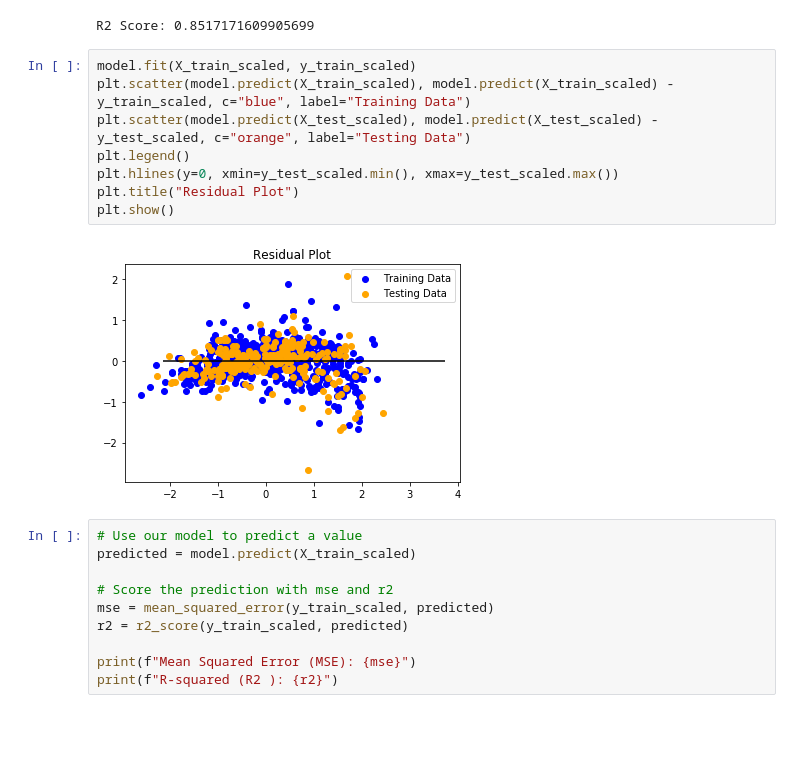
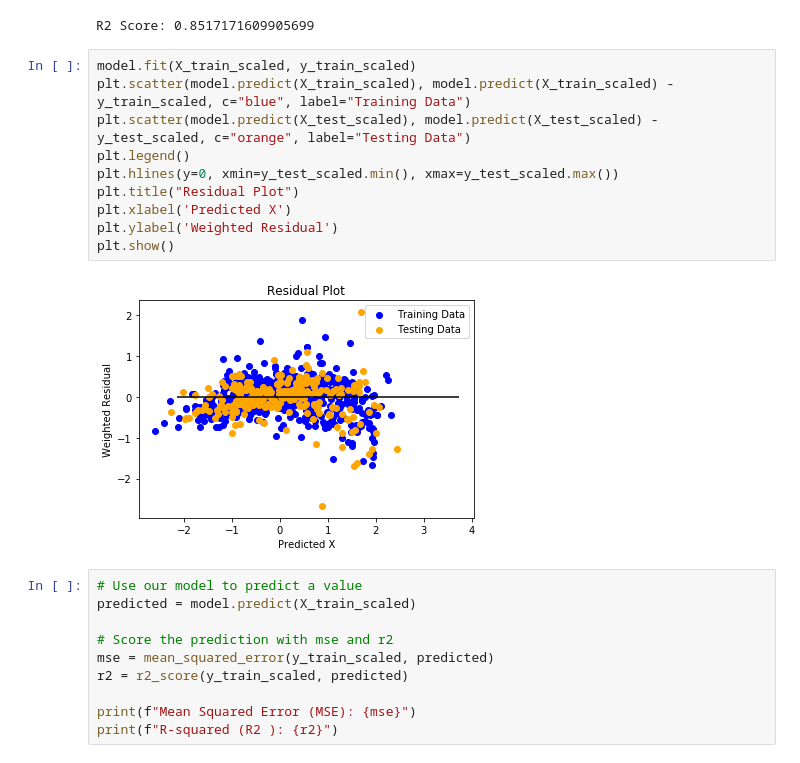
Before and after one commit to crobertson24/Final-Project, a Jupyter notebook: Housing linear regression.ipynb, the cells around one changed output. Saved outputs shown, nothing was run; the diff lists cells and outputs as text; blank space fills up the shorter version.

```diff
--- a/Housing linear regression.ipynb
+++ b/Housing linear regression.ipynb
@@ -169,13 +169,15 @@ R2 Score: 0.8517171609905699
 # %%
 model.fit(X_train_scaled, y_train_scaled)
 plt.scatter(model.predict(X_train_scaled), model.predict(X_train_scaled) - y_train_scaled, c="blue", label="Training Data")
 plt.scatter(model.predict(X_test_scaled), model.predict(X_test_scaled) - y_test_scaled, c="orange", label="Testing Data")
 plt.legend()
 plt.hlines(y=0, xmin=y_test_scaled.min(), xmax=y_test_scaled.max())
 plt.title("Residual Plot")
+plt.xlabel('Predicted X')
+plt.ylabel('Weighted Residual')
 plt.show()
 # %% [output]
-[figure, old version]
+[figure, new version]
 # %%
 # Use our model to predict a value
 predicted = model.predict(X_train_scaled)
```
Also changed, not shown: parts of 10 cells of this notebook.
